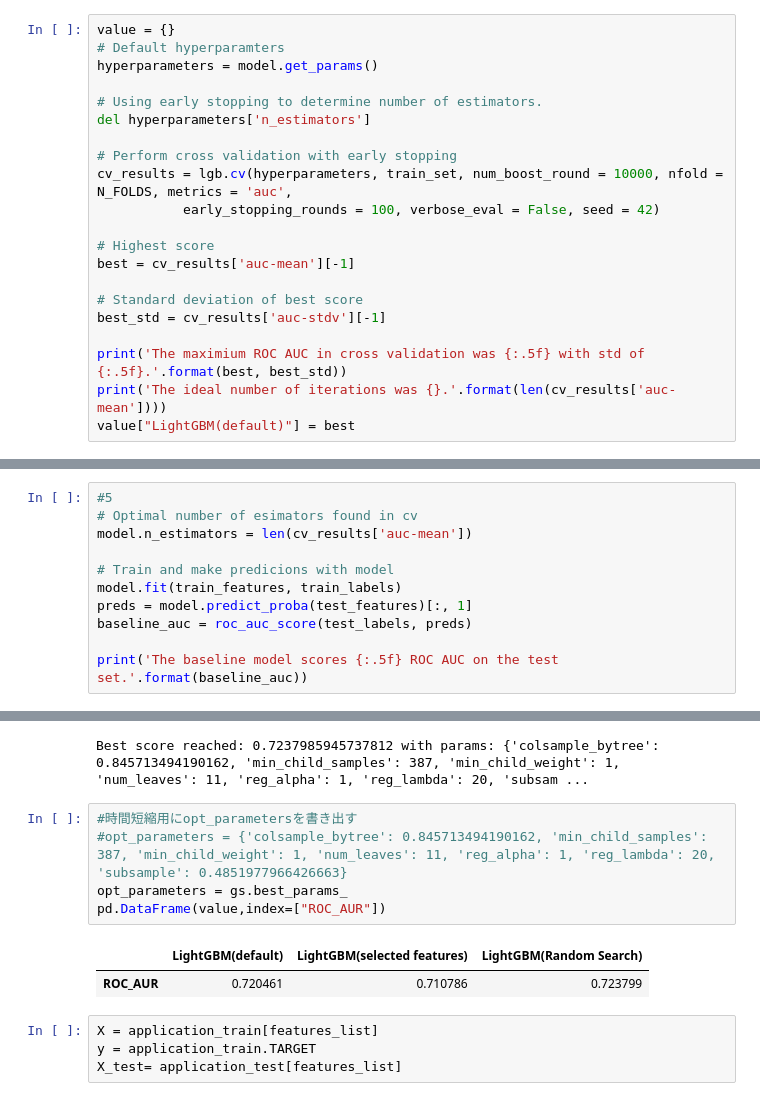
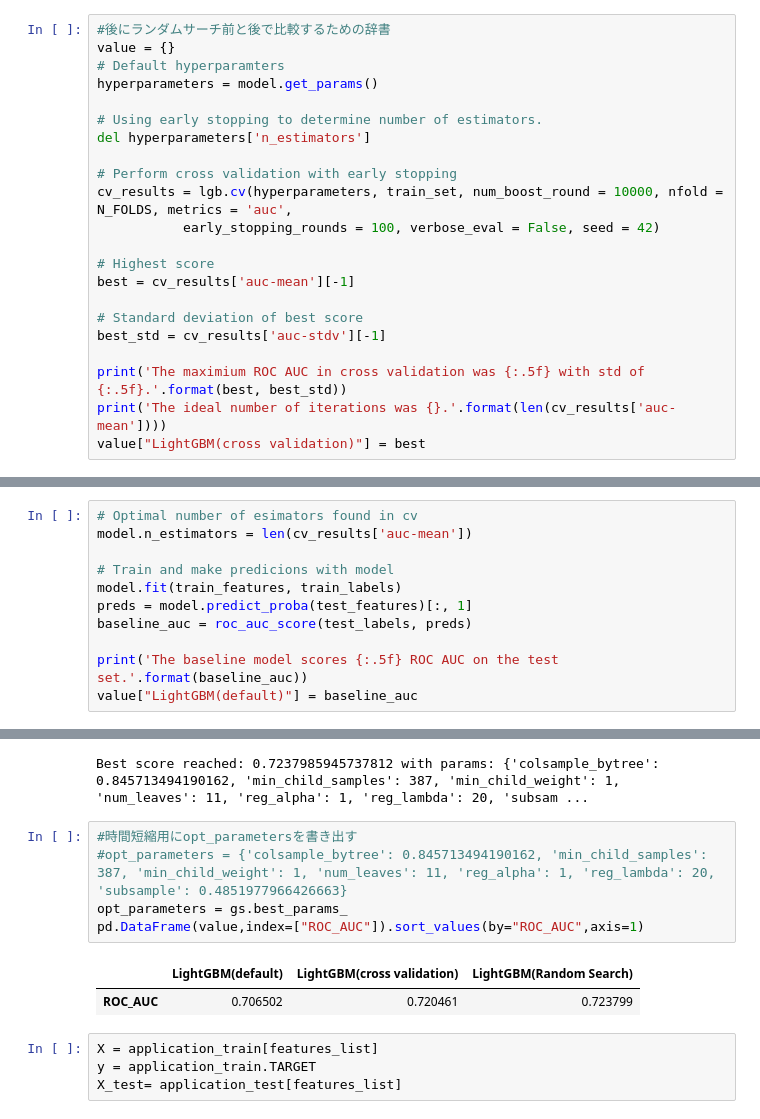
Before and after one commit to Go-to-Ray/diveintocode-ml-1, a Jupyter notebook: sprint11_week1/machine_learning_flow.ipynb, the cells around one changed output, grey strips where cells are left out. Drawn from its saved outputs; the diff is of its cells as text.

```diff
--- a/sprint11_week1/machine_learning_flow.ipynb
+++ b/sprint11_week1/machine_learning_flow.ipynb
@@ -210,6 +212,7 @@ model = lgb.LGBMClassifier(random_state=50)
 train_set = lgb.Dataset(train_features, label = train_labels)
 test_set = lgb.Dataset(test_features, label = test_labels)
 # %%
+#後にランダムサーチ前と後で比較するための辞書
 value = {}
 # Default hyperparamters
 hyperparameters = model.get_params()
@@ -229,7 +232,7 @@ best_std = cv_results['auc-stdv'][-1]
 
 print('The maximium ROC AUC in cross validation was {:.5f} with std of {:.5f}.'.format(best, best_std))
 print('The ideal number of iterations was {}.'.format(len(cv_results['auc-mean'])))
-value["LightGBM(default)"] = best
+value["LightGBM(cross validation)"] = best
 # %% [output]
 [LightGBM] [Warning] Unknown parameter: silent
 [LightGBM] [Warning] Unknown parameter: importance_type
@@ -249,7 +252,6 @@ You can set `force_col_wise=true` to remove the overhead.
 The maximium ROC AUC in cross validation was 0.72046 with std of 0.01368.
 The ideal number of iterations was 32.
 # %%
-#5
 # Optimal number of esimators found in cv
 model.n_estimators = len(cv_results['auc-mean'])
 
@@ -259,6 +261,7 @@ preds = model.predict_proba(test_features)[:, 1]
 baseline_auc = roc_auc_score(test_labels, preds)
 
 print('The baseline model scores {:.5f} ROC AUC on the test set.'.format(baseline_auc))
+value["LightGBM(default)"] = baseline_auc
 # %% [output]
 The baseline model scores 0.70650 ROC AUC on the test set.
 # %%
@@ -414,11 +419,11 @@ Best score reached: 0.7237985945737812 with params: {'colsample_bytree': 0.84571
 # %%
 #時間短縮用にopt_parametersを書き出す
 #opt_parameters = {'colsample_bytree': 0.845713494190162, 'min_child_samples': 387, 'min_child_weight': 1, 'num_leaves': 11, 'reg_alpha': 1, 'reg_lambda': 20, 'subsample': 0.4851977966426663}
 opt_parameters = gs.best_params_
-pd.DataFrame(value,index=["ROC_AUR"])
+pd.DataFrame(value,index=["ROC_AUC"]).sort_values(by="ROC_AUC",axis=1)
 # %% [output]
-|  | LightGBM(default) | LightGBM(selected features) | LightGBM(Random Search) |
-| ROC_AUR | 0.720461 | 0.710786 | 0.723799 |
+|  | LightGBM(default) | LightGBM(cross validation) | LightGBM(Random Search) |
+| ROC_AUC | 0.706502 | 0.720461 | 0.723799 |
 # %%
 X = application_train[features_list]
 y = application_train.TARGET
```
Also changed, not shown: parts of 8 cells of this notebook.
